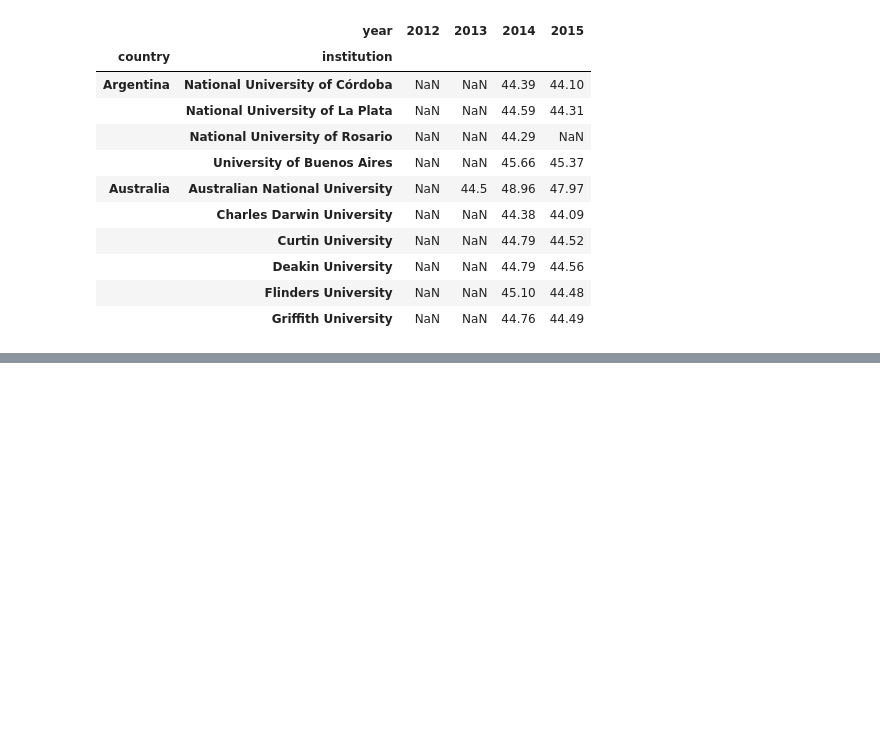
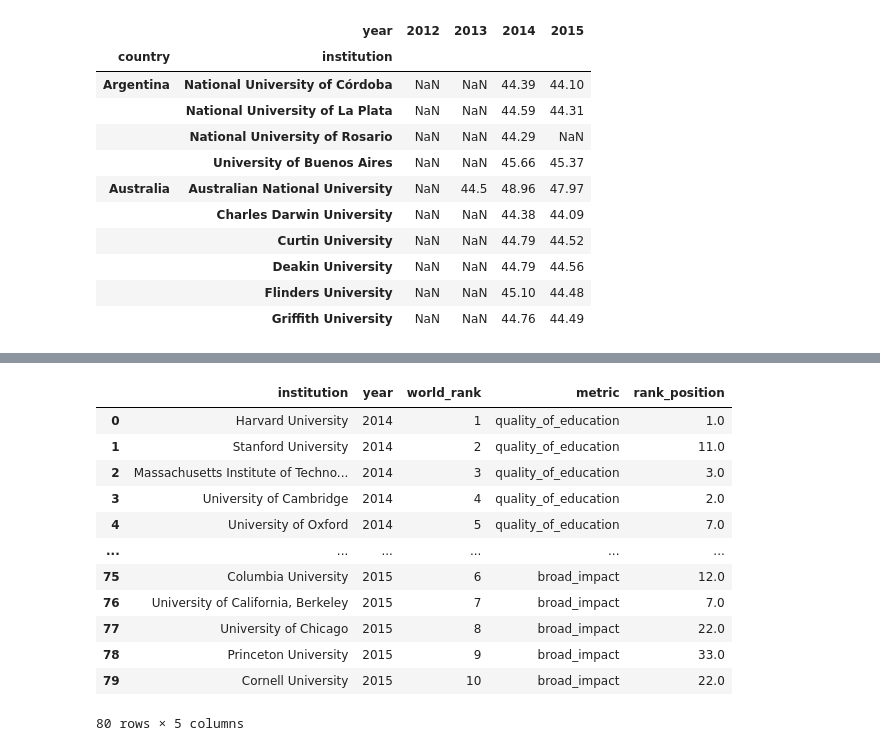
Before and after one commit to shreymusician/data-science-journey, a Jupyter notebook: practice/University Data Analysis.ipynb, the cells around one changed output, grey strips where cells are left out. Drawn from its saved outputs; the diff is of its cells as text; code cells hidden in the pictures; blank space fills up the shorter version.

```diff
--- a/practice/University Data Analysis.ipynb
+++ b/practice/University Data Analysis.ipynb
@@ -302,0 +422,3 @@ pd.pivot_table(
+# %%
+ddf = df.copy()
+ddf.head()
@@ -302,0 +432,4 @@ pd.pivot_table(
+# %%
+ddf = ddf[ddf['world_rank'].le(10)]
+ddf = ddf.dropna()
+ddf.head()
@@ -302,0 +443,24 @@ pd.pivot_table(
+# %%
+mdf = pd.melt(
+    ddf,
+    id_vars=['institution', 'year', 'world_rank'],
+    value_vars=['quality_of_education', 'alumni_employment', 'publications', 'broad_impact'],
+    var_name='metric',
+    value_name='rank_position'
+)
+
+mdf
+# %% [output]
+|  | institution | year | world_rank | metric | rank_position |
+| 0 | Harvard University | 2014 | 1 | quality_of_education | 1.0 |
+| 1 | Stanford University | 2014 | 2 | quality_of_education | 11.0 |
+| 2 | Massachusetts Institute of Techno... | 2014 | 3 | quality_of_education | 3.0 |
+| 3 | University of Cambridge | 2014 | 4 | quality_of_education | 2.0 |
+| 4 | University of Oxford | 2014 | 5 | quality_of_education | 7.0 |
+| ... | ... | ... | ... | ... | ... |
+| 75 | Columbia University | 2015 | 6 | broad_impact | 12.0 |
+| 76 | University of California, Berkeley | 2015 | 7 | broad_impact | 7.0 |
+| 77 | University of Chicago | 2015 | 8 | broad_impact | 22.0 |
+| 78 | Princeton University | 2015 | 9 | broad_impact | 33.0 |
+| 79 | Cornell University | 2015 | 10 | broad_impact | 22.0 |
+80 rows × 5 columns
```
Also changed, not shown: parts of 28 cells of this notebook.
